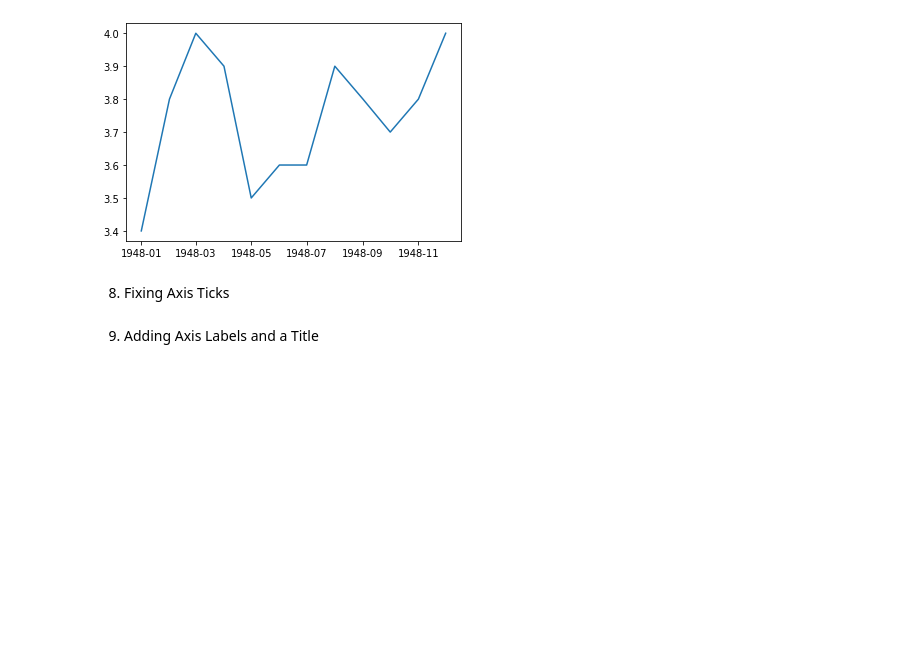
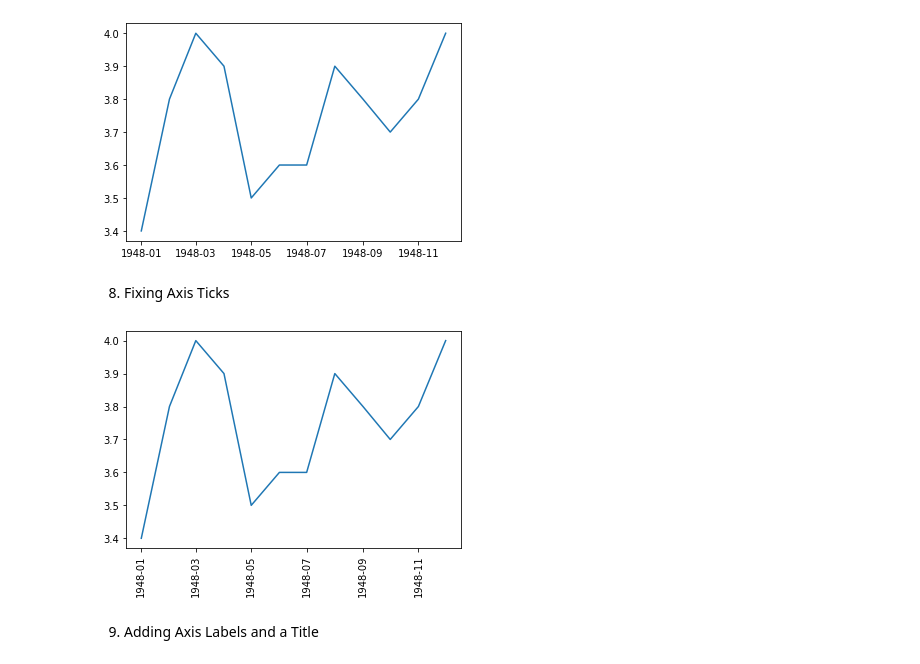
Before and after one commit to exopas95/DataQuest, a Jupyter notebook: 4.Data_Visualization/Practice1.ipynb, the cells around one changed output. Saved outputs shown, nothing was run; the diff lists cells and outputs as text; code cells hidden in the pictures; blank space fills up the shorter version.

Commit message:
Practice1 for Data_Visualization

```diff
--- a/4.Data_Visualization/Practice1.ipynb
+++ b/4.Data_Visualization/Practice1.ipynb
@@ -57,5 +57,11 @@ plt.show()
 [figure]
 # %% [markdown]
 8. Fixing Axis Ticks
+# %%
+plt.plot(first_twelve["DATE"], first_twelve["VALUE"])
+plt.xticks(rotation=90)
+plt.show()
+# %% [output]
+[figure, added]
 # %% [markdown]
 9. Adding Axis Labels and a Title
```
Also changed, not shown: parts of 1 cell of this notebook.
